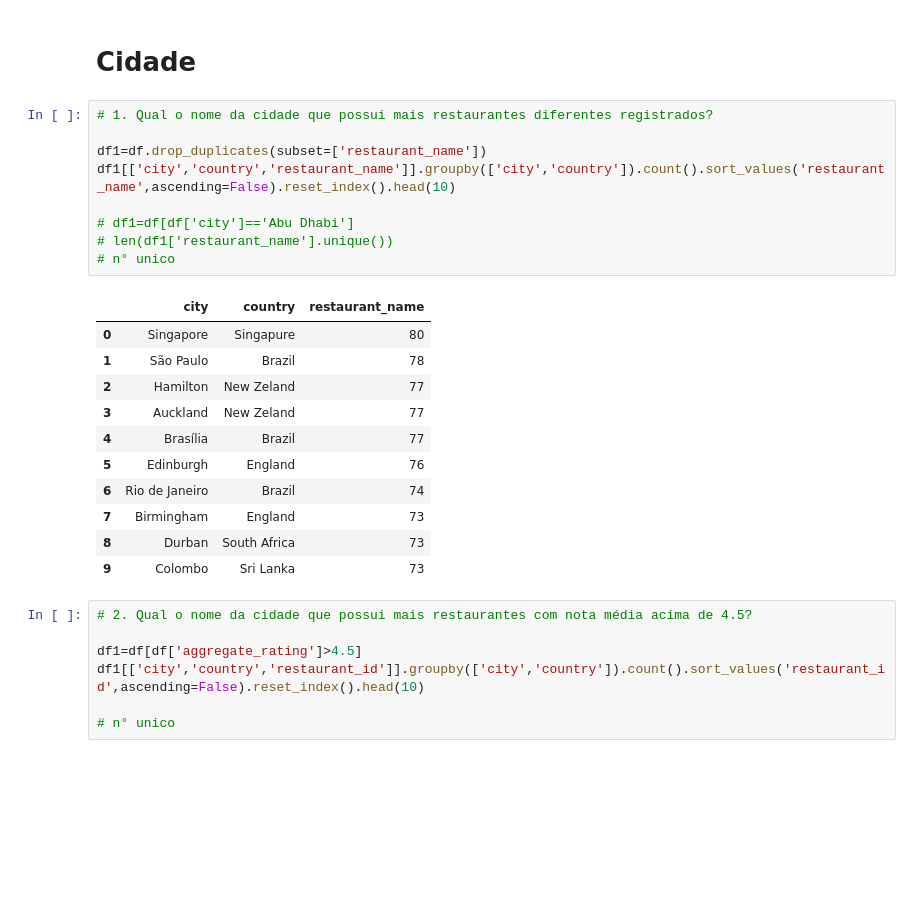
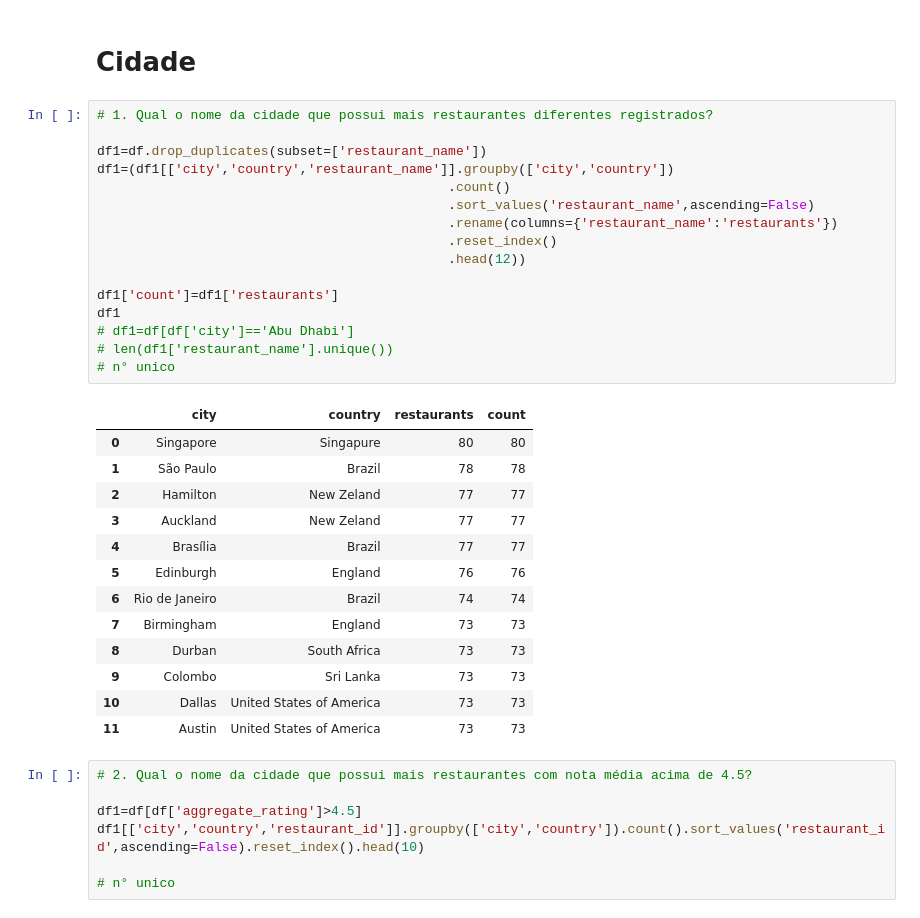
Before and after one commit to Eduardo-95-DS/Eat-Well-Dashboard, a Jupyter notebook: notebooks/business_questions.ipynb, the cells around one changed output. Saved outputs shown, nothing was run; the diff lists cells and outputs as text; blank space fills up the shorter version.

```diff
--- a/notebooks/business_questions.ipynb
+++ b/notebooks/business_questions.ipynb
@@ -749,24 +749,33 @@ df1[['country','aggregate_rating']].groupby('country').mean().sort_values('aggre
 # %%
 # 1. Qual o nome da cidade que possui mais restaurantes diferentes registrados?
 
 df1=df.drop_duplicates(subset=['restaurant_name'])
-df1[['city','country','restaurant_name']].groupby(['city','country']).count().sort_values('restaurant_name',ascending=False).reset_index().head(10)
+df1=(df1[['city','country','restaurant_name']].groupby(['city','country'])
+                                             .count()
+                                             .sort_values('restaurant_name',ascending=False)
+                                             .rename(columns={'restaurant_name':'restaurants'})
+                                             .reset_index()
+                                             .head(12))
 
+df1['count']=df1['restaurants']
+df1
 # df1=df[df['city']=='Abu Dhabi']
 # len(df1['restaurant_name'].unique())
 # n° unico
 # %% [output]
-|  | city | country | restaurant_name |
-| 0 | Singapore | Singapure | 80 |
-| 1 | São Paulo | Brazil | 78 |
-| 2 | Hamilton | New Zeland | 77 |
-| 3 | Auckland | New Zeland | 77 |
-| 4 | Brasília | Brazil | 77 |
-| 5 | Edinburgh | England | 76 |
-| 6 | Rio de Janeiro | Brazil | 74 |
-| 7 | Birmingham | England | 73 |
-| 8 | Durban | South Africa | 73 |
-| 9 | Colombo | Sri Lanka | 73 |
+|  | city | country | restaurants | count |
+| 0 | Singapore | Singapure | 80 | 80 |
+| 1 | São Paulo | Brazil | 78 | 78 |
+| 2 | Hamilton | New Zeland | 77 | 77 |
+| 3 | Auckland | New Zeland | 77 | 77 |
+| 4 | Brasília | Brazil | 77 | 77 |
+| 5 | Edinburgh | England | 76 | 76 |
+| 6 | Rio de Janeiro | Brazil | 74 | 74 |
+| 7 | Birmingham | England | 73 | 73 |
+| 8 | Durban | South Africa | 73 | 73 |
+| 9 | Colombo | Sri Lanka | 73 | 73 |
+| 10 | Dallas | United States of America | 73 | 73 |
+| 11 | Austin | United States of America | 73 | 73 |
 # %%
 # 2. Qual o nome da cidade que possui mais restaurantes com nota média acima de 4.5?
 
```
Also changed, not shown: parts of 4 cells of this notebook, 1 other file.
